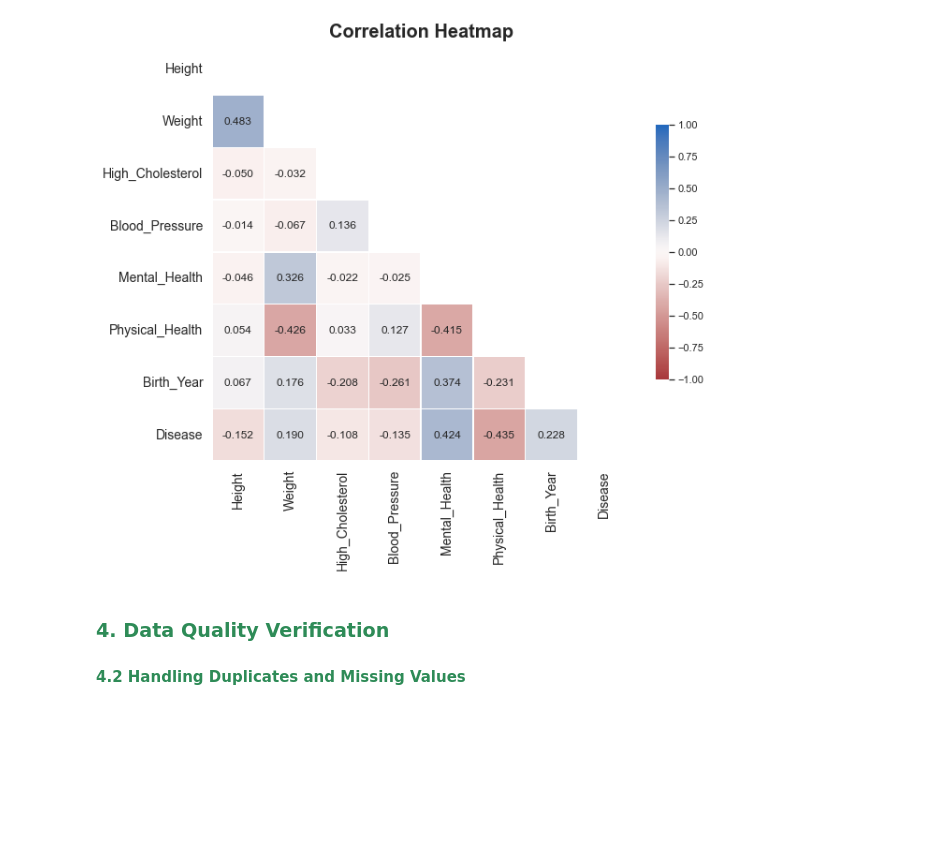
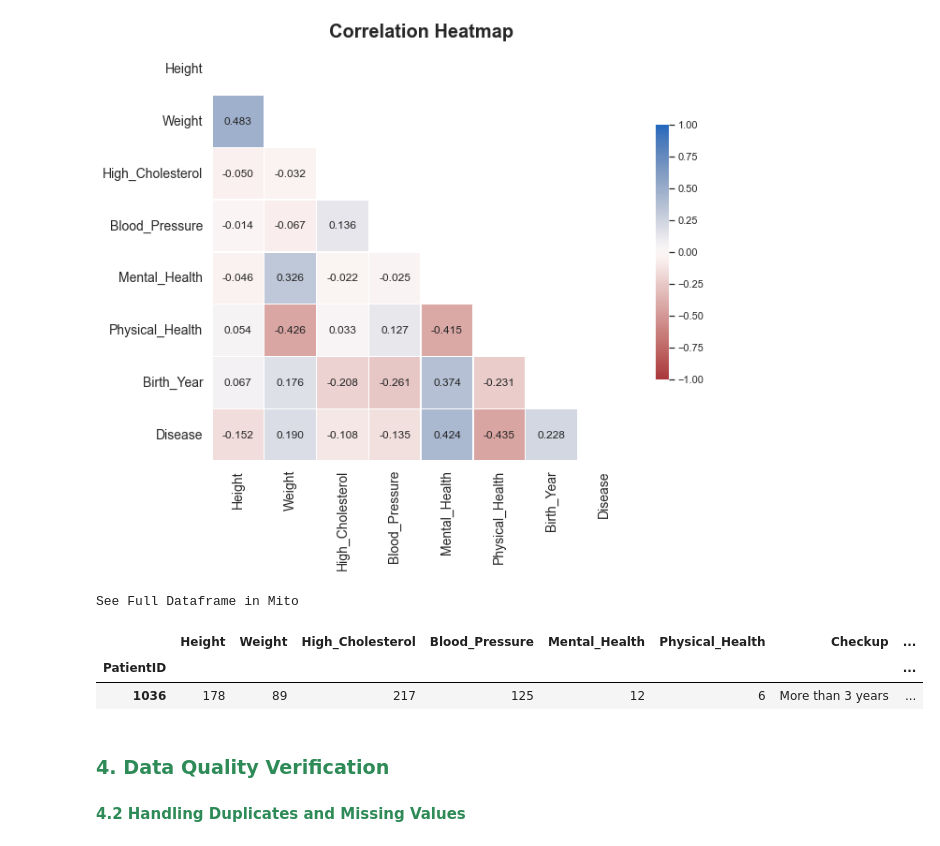
Before and after one commit to Danielfranco7/sharing-github, a Jupyter notebook: The Smith Parasite - Data Description.ipynb, the cells around one changed output. Drawn from its saved outputs; the diff is of its cells as text; code cells hidden in the pictures; blank space fills up the shorter version.

```diff
--- a/The Smith Parasite - Data Description.ipynb
+++ b/The Smith Parasite - Data Description.ipynb
@@ -271,6 +270,13 @@ plt.title('Correlation Heatmap',fontsize = 20, fontweight = 'bold')
 plt.show()
 # %% [output]
 [figure]
+# %%
+train_data[train_data.index == 1036]
+# %% [output]
+See Full Dataframe in Mito
+|  | Height | Weight | High_Cholesterol | Blood_Pressure | Mental_Health | Physical_Health | Checkup | ... |
+| PatientID |  |  |  |  |  |  |  | ... |
+| 1036 | 178 | 89 | 217 | 125 | 12 | 6 | More than 3 years | ... |
 # %% [markdown]
 ### <font color='SeaGreen'>4. Data Quality Verification</font>
 #### <font color='SeaGreen'>4.2 Handling Duplicates and Missing Values</font>
```
Also changed, not shown: parts of 12 cells of this notebook.
